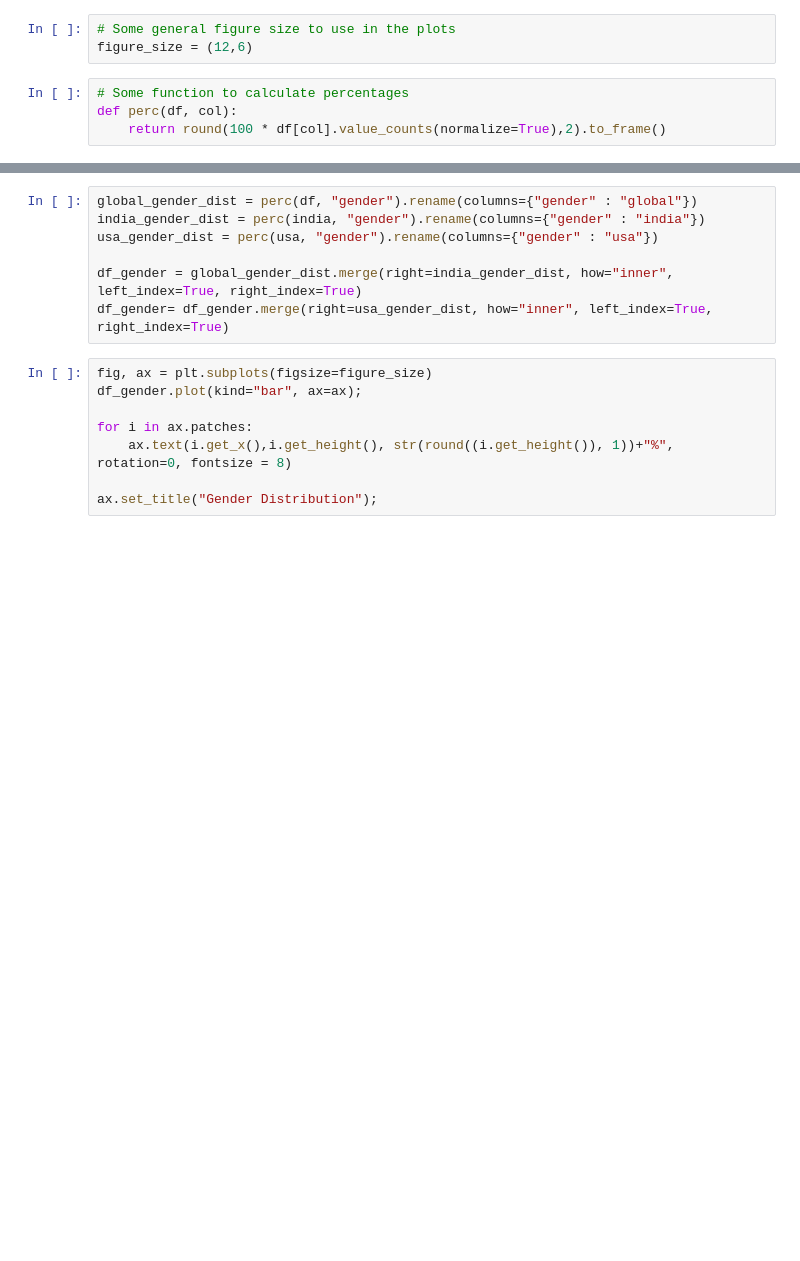
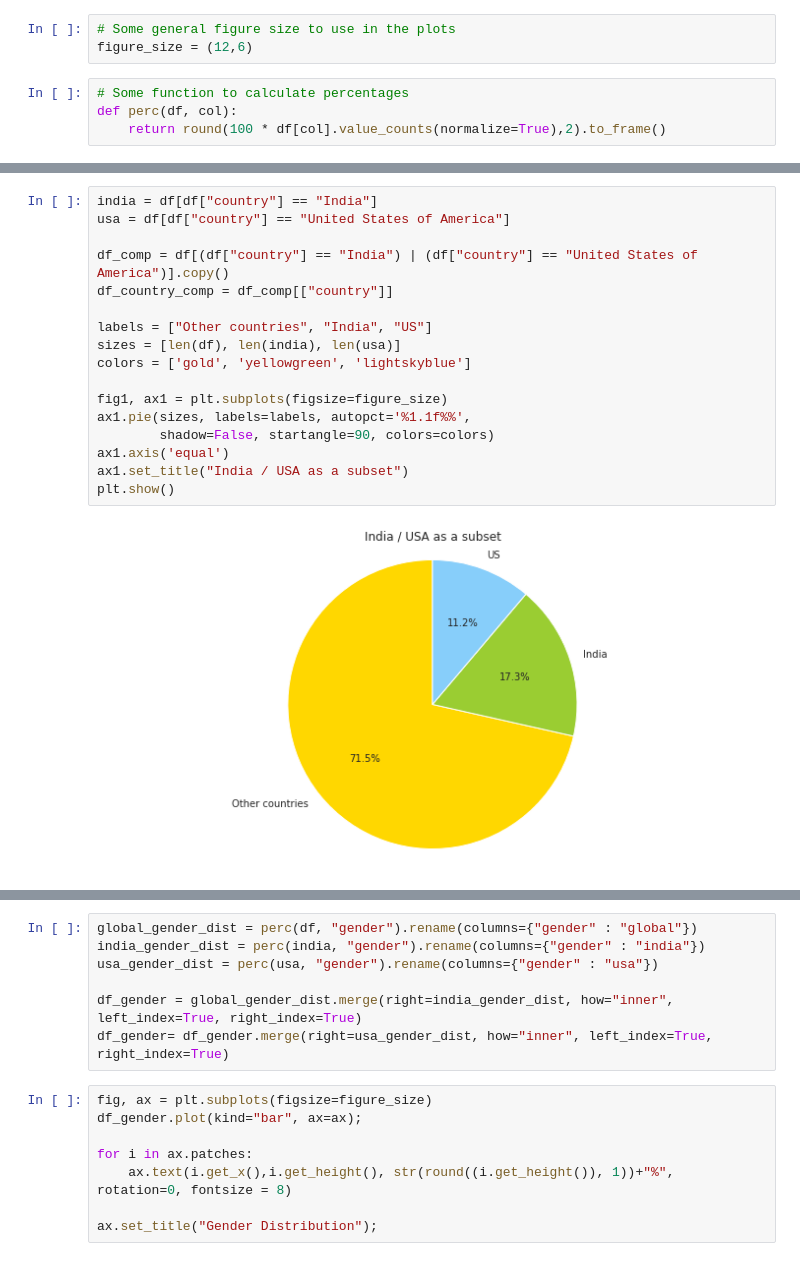
Before and after one commit to laurakah/BattleOfTheGiants, a Jupyter notebook: notebooks/main.ipynb, the cells around one changed output, grey strips where cells are left out. Cells and saved outputs as stored; diff of their text form; blank space fills up the shorter version.

```diff
--- a/notebooks/main.ipynb
+++ b/notebooks/main.ipynb
@@ -110,3 +118,22 @@ def perc(df, col):
+# %%
+india = df[df["country"] == "India"]
+usa = df[df["country"] == "United States of America"]
+
+df_comp = df[(df["country"] == "India") | (df["country"] == "United States of America")].copy()
+df_country_comp = df_comp[["country"]]
+
+labels = ["Other countries", "India", "US"]
+sizes = [len(df), len(india), len(usa)]
+colors = ['gold', 'yellowgreen', 'lightskyblue']
+
+fig1, ax1 = plt.subplots(figsize=figure_size)
+ax1.pie(sizes, labels=labels, autopct='%1.1f%%',
+        shadow=False, startangle=90, colors=colors)
+ax1.axis('equal')
+ax1.set_title("India / USA as a subset")
+plt.show()
+# %% [output]
+[figure, added]
 # %%
 india = df[df["country"] == "India"]
 usa = df[df["country"] == "United States of America"]
```
Also changed, not shown: parts of 35 cells of this notebook.
